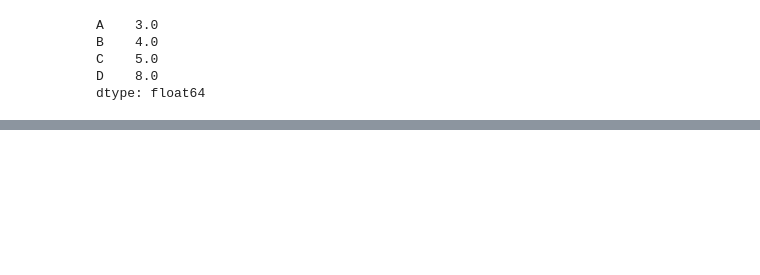
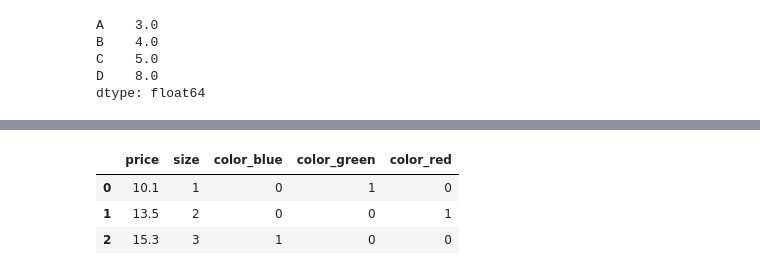
Before and after one commit to sneha-raj/Python-foundations, a Jupyter notebook: Data preprocessing for modeling.ipynb, the cells around one changed output, grey strips where cells are left out. Saved outputs shown, nothing was run; the diff lists cells and outputs as text; code cells hidden in the pictures; blank space fills up the shorter version.

```diff
--- a/Data preprocessing for modeling.ipynb
+++ b/Data preprocessing for modeling.ipynb
@@ -200,0 +270,7 @@ dtype: float64
+# %%
+# we define the mapping manually using the dictionary
+size_mapping = {'XL': 3,
+                'L': 2,
+                'M': 1}
+df['size'] = df['size'].map(size_mapping)
+df
@@ -200,0 +297,5 @@ dtype: float64
+# %%
+# Label encoding with sklearn's LabelEncoder
+class_le = LabelEncoder()
+y = class_le.fit_transform(df['classlabel'].values)
+y
@@ -200,0 +304,3 @@ dtype: float64
+# %%
+ df['classlabel'] = y
+df
@@ -200,0 +314,3 @@ dtype: float64
+# %%
+df['classlabel'] = class_le.inverse_transform(y)
+df
@@ -200,0 +364,8 @@ dtype: float64
+# %%
+# one-hot encoding via pandas
+pd.get_dummies(df[['price', 'color', 'size']])
+# %% [output]
+|  | price | size | color_blue | color_green | color_red |
+| 0 | 10.1 | 1 | 0 | 1 | 0 |
+| 1 | 13.5 | 2 | 0 | 0 | 1 |
+| 2 | 15.3 | 3 | 1 | 0 | 0 |
```
Also changed, not shown: parts of 43 cells of this notebook.
